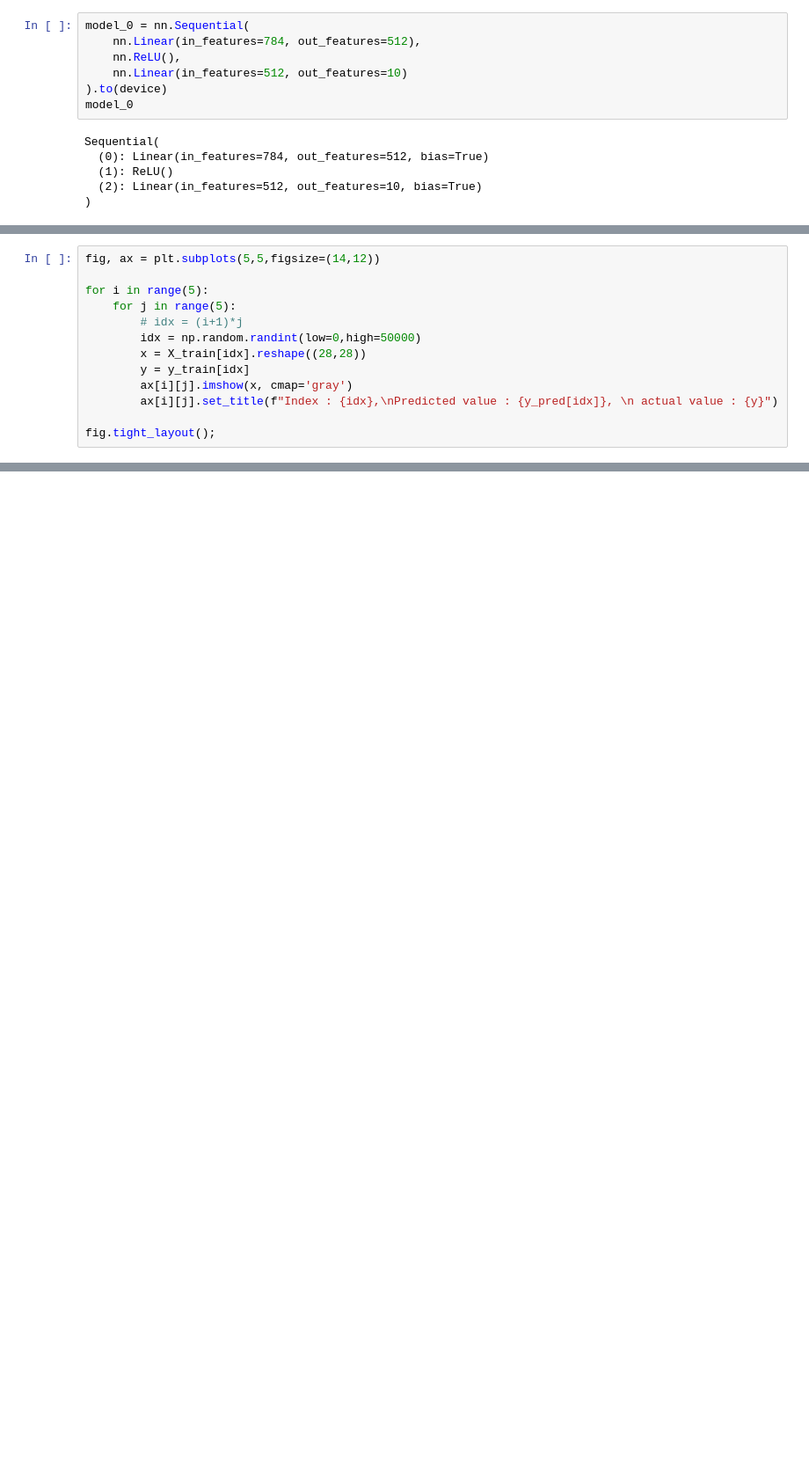
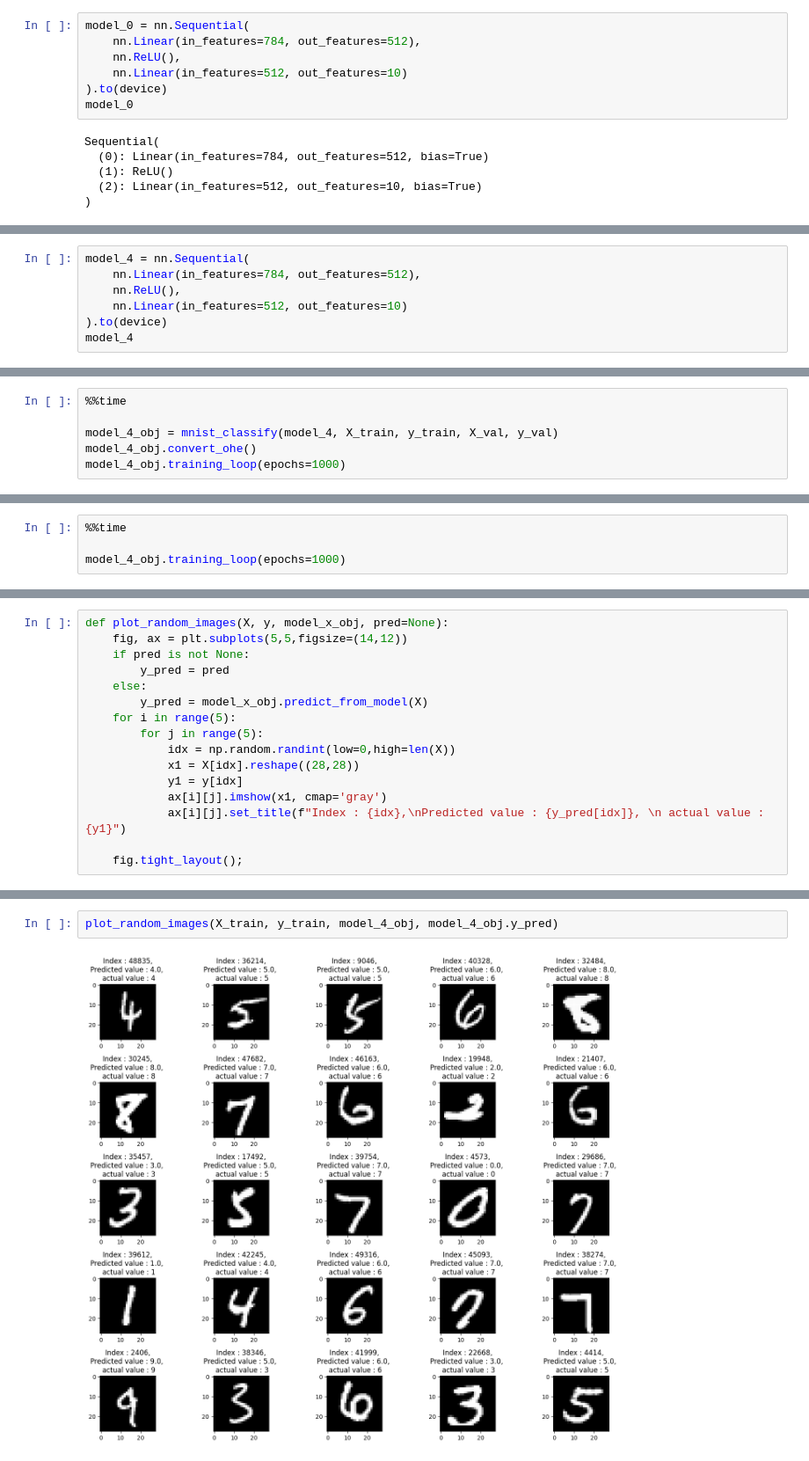
Before and after one commit to Vishaldawar/pytorch-projects, a Jupyter notebook: 02_pytorch_mnist.ipynb, the cells around one changed output, grey strips where cells are left out. Shown: that part at 88% size. Drawn from its saved outputs; the diff is of its cells as text; blank space fills up the shorter version.

```diff
--- a/02_pytorch_mnist.ipynb
+++ b/02_pytorch_mnist.ipynb
@@ -166,0 +286,7 @@ Wall time: 17.7 s
+# %%
+model_4 = nn.Sequential(
+    nn.Linear(in_features=784, out_features=512),
+    nn.ReLU(),
+    nn.Linear(in_features=512, out_features=10)
+).to(device)
+model_4
@@ -166,0 +299,6 @@ Wall time: 17.7 s
+# %%
+%%time
+
+model_4_obj = mnist_classify(model_4, X_train, y_train, X_val, y_val)
+model_4_obj.convert_ohe()
+model_4_obj.training_loop(epochs=1000)
@@ -166,0 +323,4 @@ Wall time: 17.7 s
+# %%
+%%time
+
+model_4_obj.training_loop(epochs=1000)
@@ -167,13 +349,16 @@ Wall time: 17.7 s
 # %%
-fig, ax = plt.subplots(5,5,figsize=(14,12))
+def plot_random_images(X, y, model_x_obj, pred=None):
+    fig, ax = plt.subplots(5,5,figsize=(14,12))
+    if pred is not None:
+        y_pred = pred
+    else:
+        y_pred = model_x_obj.predict_from_model(X)
+    for i in range(5):
+        for j in range(5):
+            idx = np.random.randint(low=0,high=len(X))
+            x1 = X[idx].reshape((28,28))
+            y1 = y[idx]
+            ax[i][j].imshow(x1, cmap='gray')
+            ax[i][j].set_title(f"Index : {idx},\nPredicted value : {y_pred[idx]}, \n actual value : {y1}")
 
-for i in range(5):
-    for j in range(5):
-        # idx = (i+1)*j
-        idx = np.random.randint(low=0,high=50000)
-        x = X_train[idx].reshape((28,28))
-        y = y_train[idx]
-        ax[i][j].imshow(x, cmap='gray')
-        ax[i][j].set_title(f"Index : {idx},\nPredicted value : {y_pred[idx]}, \n actual value : {y}")
-
-fig.tight_layout();
+    fig.tight_layout();
@@ -196,0 +365,4 @@ fig.tight_layout();
+# %%
+plot_random_images(X_train, y_train, model_4_obj, model_4_obj.y_pred)
+# %% [output]
+[figure, added]
```
Also changed, not shown: parts of 29 cells of this notebook.
